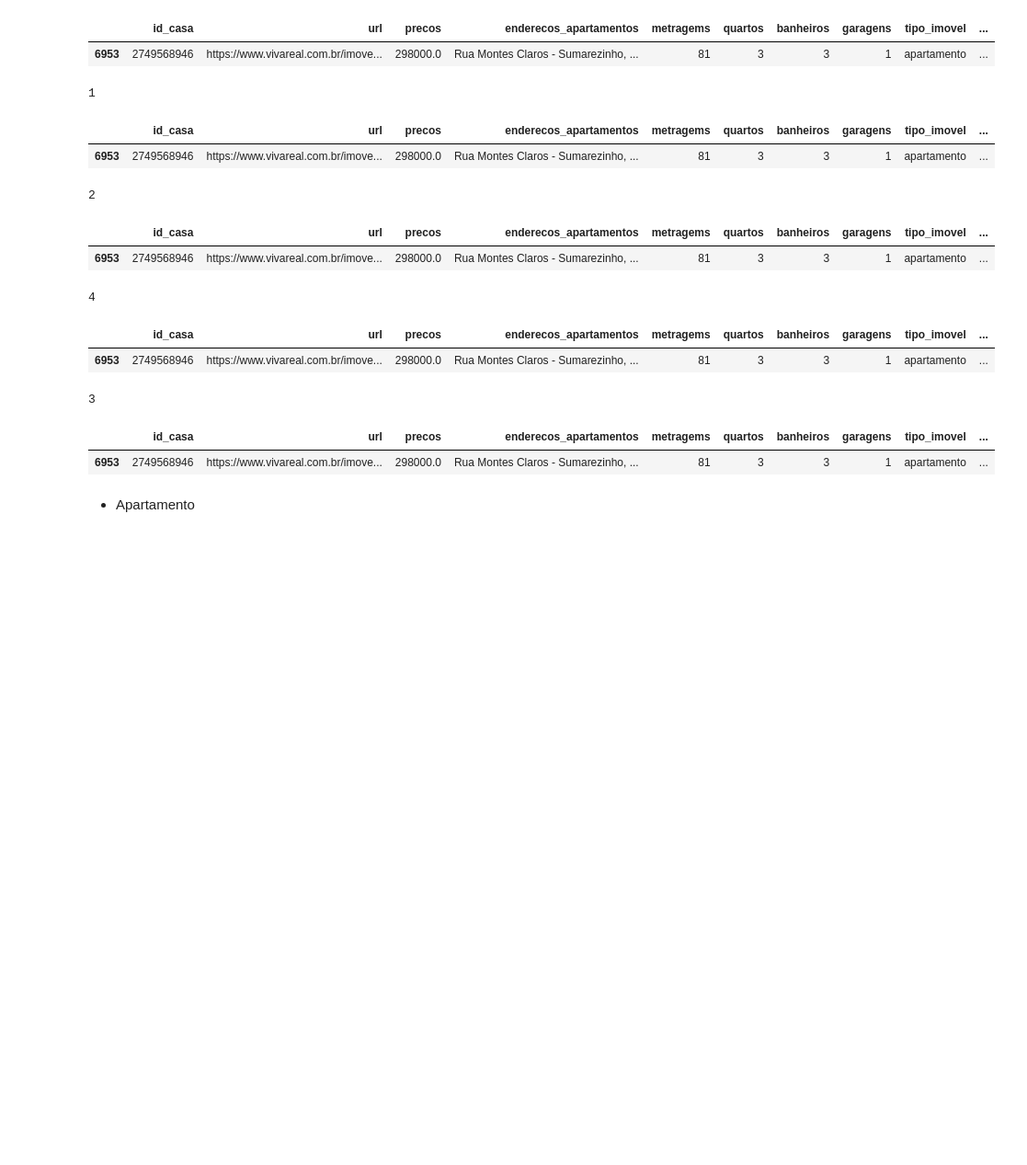
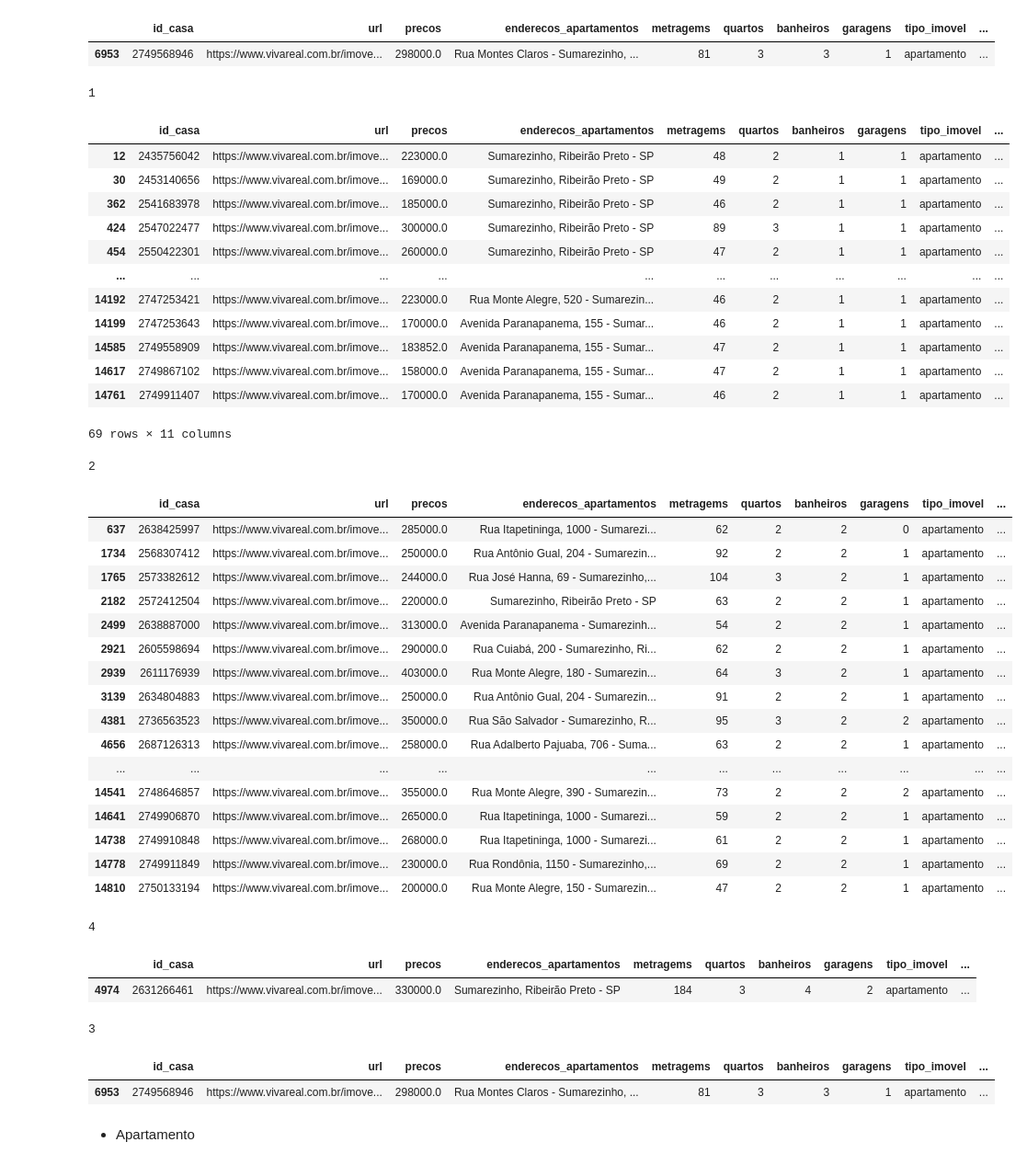
Before and after one commit to rodrigorocha1/web_scraping_casas, a Jupyter notebook: notebooks/analise_exploratoria.ipynb, the cells around one changed output. Shown: that part at 92% size. Saved outputs shown, nothing was run; the diff lists cells and outputs as text; code cells hidden in the pictures; blank space fills up the shorter version.

```diff
--- a/notebooks/analise_exploratoria.ipynb
+++ b/notebooks/analise_exploratoria.ipynb
@@ -123,21 +123,47 @@ df_temp
 # %%
 df_temp = base_apartamento.query(f'bairro == "{bairro}"')
 
 for banheiro in df_temp['banheiros'].unique():
     print(banheiro)
-    df_temp = df_temp.query(f'banheiros == 3')
-    display(df_temp)
+    df_banheiro= df_temp.query(f'banheiros == {int(banheiro)}')
+    display(df_banheiro)
 # %% [output]
 1
 |  | id_casa | url | precos | enderecos_apartamentos | metragems | quartos | banheiros | garagens | tipo_imovel | ... |
-| 6953 | 2749568946 | https://www.vivareal.com.br/imove... | 298000.0 | Rua Montes Claros - Sumarezinho, ... | 81 | 3 | 3 | 1 | apartamento | ... |
+| 12 | 2435756042 | https://www.vivareal.com.br/imove... | 223000.0 | Sumarezinho, Ribeirão Preto - SP | 48 | 2 | 1 | 1 | apartamento | ... |
+| 30 | 2453140656 | https://www.vivareal.com.br/imove... | 169000.0 | Sumarezinho, Ribeirão Preto - SP | 49 | 2 | 1 | 1 | apartamento | ... |
+| 362 | 2541683978 | https://www.vivareal.com.br/imove... | 185000.0 | Sumarezinho, Ribeirão Preto - SP | 46 | 2 | 1 | 1 | apartamento | ... |
+| 424 | 2547022477 | https://www.vivareal.com.br/imove... | 300000.0 | Sumarezinho, Ribeirão Preto - SP | 89 | 3 | 1 | 1 | apartamento | ... |
+| 454 | 2550422301 | https://www.vivareal.com.br/imove... | 260000.0 | Sumarezinho, Ribeirão Preto - SP | 47 | 2 | 1 | 1 | apartamento | ... |
+| ... | ... | ... | ... | ... | ... | ... | ... | ... | ... | ... |
+| 14192 | 2747253421 | https://www.vivareal.com.br/imove... | 223000.0 | Rua Monte Alegre, 520 - Sumarezin... | 46 | 2 | 1 | 1 | apartamento | ... |
+| 14199 | 2747253643 | https://www.vivareal.com.br/imove... | 170000.0 | Avenida Paranapanema, 155 - Sumar... | 46 | 2 | 1 | 1 | apartamento | ... |
+| 14585 | 2749558909 | https://www.vivareal.com.br/imove... | 183852.0 | Avenida Paranapanema, 155 - Sumar... | 47 | 2 | 1 | 1 | apartamento | ... |
+| 14617 | 2749867102 | https://www.vivareal.com.br/imove... | 158000.0 | Avenida Paranapanema, 155 - Sumar... | 47 | 2 | 1 | 1 | apartamento | ... |
+| 14761 | 2749911407 | https://www.vivareal.com.br/imove... | 170000.0 | Avenida Paranapanema, 155 - Sumar... | 46 | 2 | 1 | 1 | apartamento | ... |
-2
+69 rows × 11 columns
+2
 |  | id_casa | url | precos | enderecos_apartamentos | metragems | quartos | banheiros | garagens | tipo_imovel | ... |
-| 6953 | 2749568946 | https://www.vivareal.com.br/imove... | 298000.0 | Rua Montes Claros - Sumarezinho, ... | 81 | 3 | 3 | 1 | apartamento | ... |
+| 637 | 2638425997 | https://www.vivareal.com.br/imove... | 285000.0 | Rua Itapetininga, 1000 - Sumarezi... | 62 | 2 | 2 | 0 | apartamento | ... |
+| 1734 | 2568307412 | https://www.vivareal.com.br/imove... | 250000.0 | Rua Antônio Gual, 204 - Sumarezin... | 92 | 2 | 2 | 1 | apartamento | ... |
+| 1765 | 2573382612 | https://www.vivareal.com.br/imove... | 244000.0 | Rua José Hanna, 69 - Sumarezinho,... | 104 | 3 | 2 | 1 | apartamento | ... |
+| 2182 | 2572412504 | https://www.vivareal.com.br/imove... | 220000.0 | Sumarezinho, Ribeirão Preto - SP | 63 | 2 | 2 | 1 | apartamento | ... |
+| 2499 | 2638887000 | https://www.vivareal.com.br/imove... | 313000.0 | Avenida Paranapanema - Sumarezinh... | 54 | 2 | 2 | 1 | apartamento | ... |
+| 2921 | 2605598694 | https://www.vivareal.com.br/imove... | 290000.0 | Rua Cuiabá, 200 - Sumarezinho, Ri... | 62 | 2 | 2 | 1 | apartamento | ... |
+| 2939 | 2611176939 | https://www.vivareal.com.br/imove... | 403000.0 | Rua Monte Alegre, 180 - Sumarezin... | 64 | 3 | 2 | 1 | apartamento | ... |
+| 3139 | 2634804883 | https://www.vivareal.com.br/imove... | 250000.0 | Rua Antônio Gual, 204 - Sumarezin... | 91 | 2 | 2 | 1 | apartamento | ... |
+| 4381 | 2736563523 | https://www.vivareal.com.br/imove... | 350000.0 | Rua São Salvador - Sumarezinho, R... | 95 | 3 | 2 | 2 | apartamento | ... |
+| 4656 | 2687126313 | https://www.vivareal.com.br/imove... | 258000.0 | Rua Adalberto Pajuaba, 706 - Suma... | 63 | 2 | 2 | 1 | apartamento | ... |
+| ... | ... | ... | ... | ... | ... | ... | ... | ... | ... | ... |
+| 14541 | 2748646857 | https://www.vivareal.com.br/imove... | 355000.0 | Rua Monte Alegre, 390 - Sumarezin... | 73 | 2 | 2 | 2 | apartamento | ... |
+| 14641 | 2749906870 | https://www.vivareal.com.br/imove... | 265000.0 | Rua Itapetininga, 1000 - Sumarezi... | 59 | 2 | 2 | 1 | apartamento | ... |
+| 14738 | 2749910848 | https://www.vivareal.com.br/imove... | 268000.0 | Rua Itapetininga, 1000 - Sumarezi... | 61 | 2 | 2 | 1 | apartamento | ... |
+| 14778 | 2749911849 | https://www.vivareal.com.br/imove... | 230000.0 | Rua Rondônia, 1150 - Sumarezinho,... | 69 | 2 | 2 | 1 | apartamento | ... |
+| 14810 | 2750133194 | https://www.vivareal.com.br/imove... | 200000.0 | Rua Monte Alegre, 150 - Sumarezin... | 47 | 2 | 2 | 1 | apartamento | ... |
-4
+4
 |  | id_casa | url | precos | enderecos_apartamentos | metragems | quartos | banheiros | garagens | tipo_imovel | ... |
-| 6953 | 2749568946 | https://www.vivareal.com.br/imove... | 298000.0 | Rua Montes Claros - Sumarezinho, ... | 81 | 3 | 3 | 1 | apartamento | ... |
+| 4974 | 2631266461 | https://www.vivareal.com.br/imove... | 330000.0 | Sumarezinho, Ribeirão Preto - SP | 184 | 3 | 4 | 2 | apartamento | ... |
-3
+3
 |  | id_casa | url | precos | enderecos_apartamentos | metragems | quartos | banheiros | garagens | tipo_imovel | ... |
 | 6953 | 2749568946 | https://www.vivareal.com.br/imove... | 298000.0 | Rua Montes Claros - Sumarezinho, ... | 81 | 3 | 3 | 1 | apartamento | ... |
 # %% [markdown]
```
Also changed, not shown: parts of 1 cell of this notebook.
